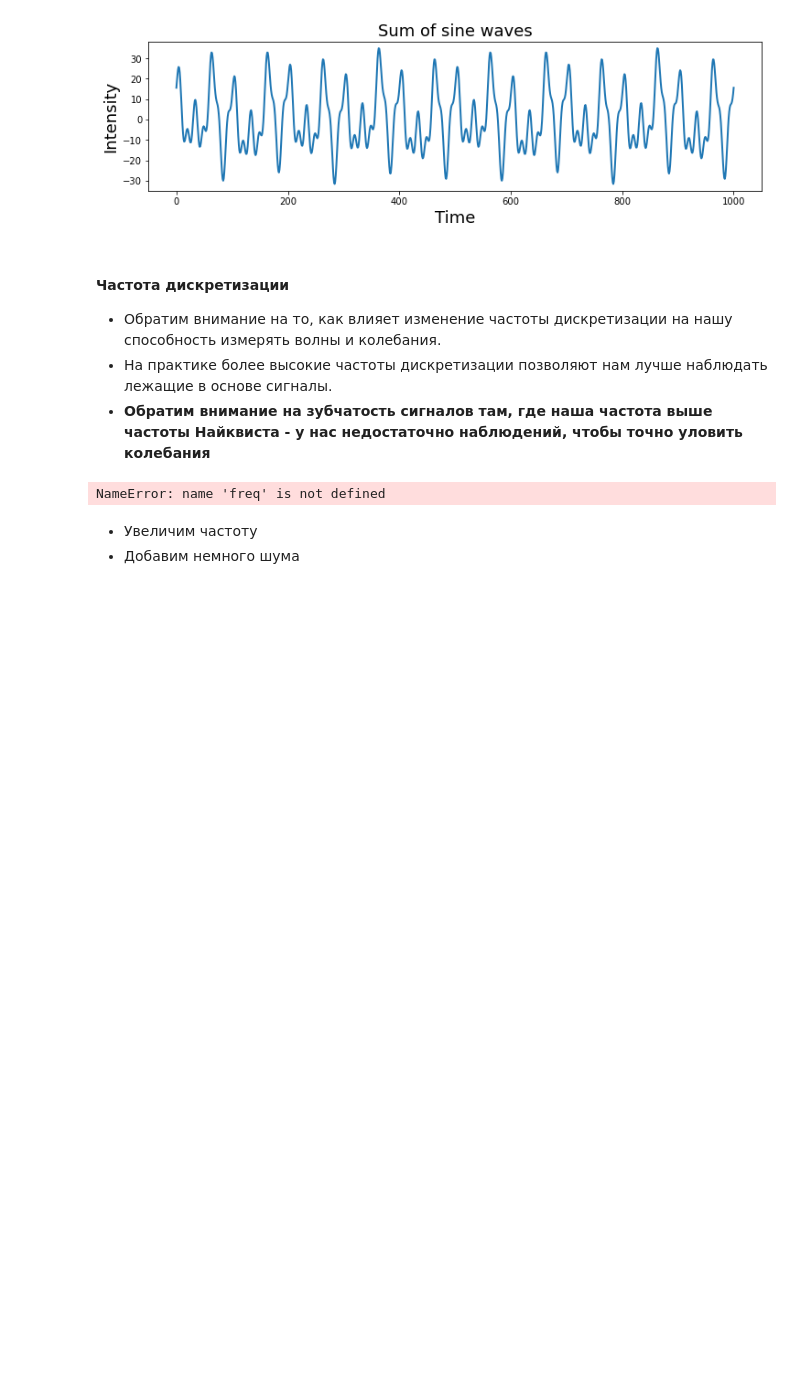
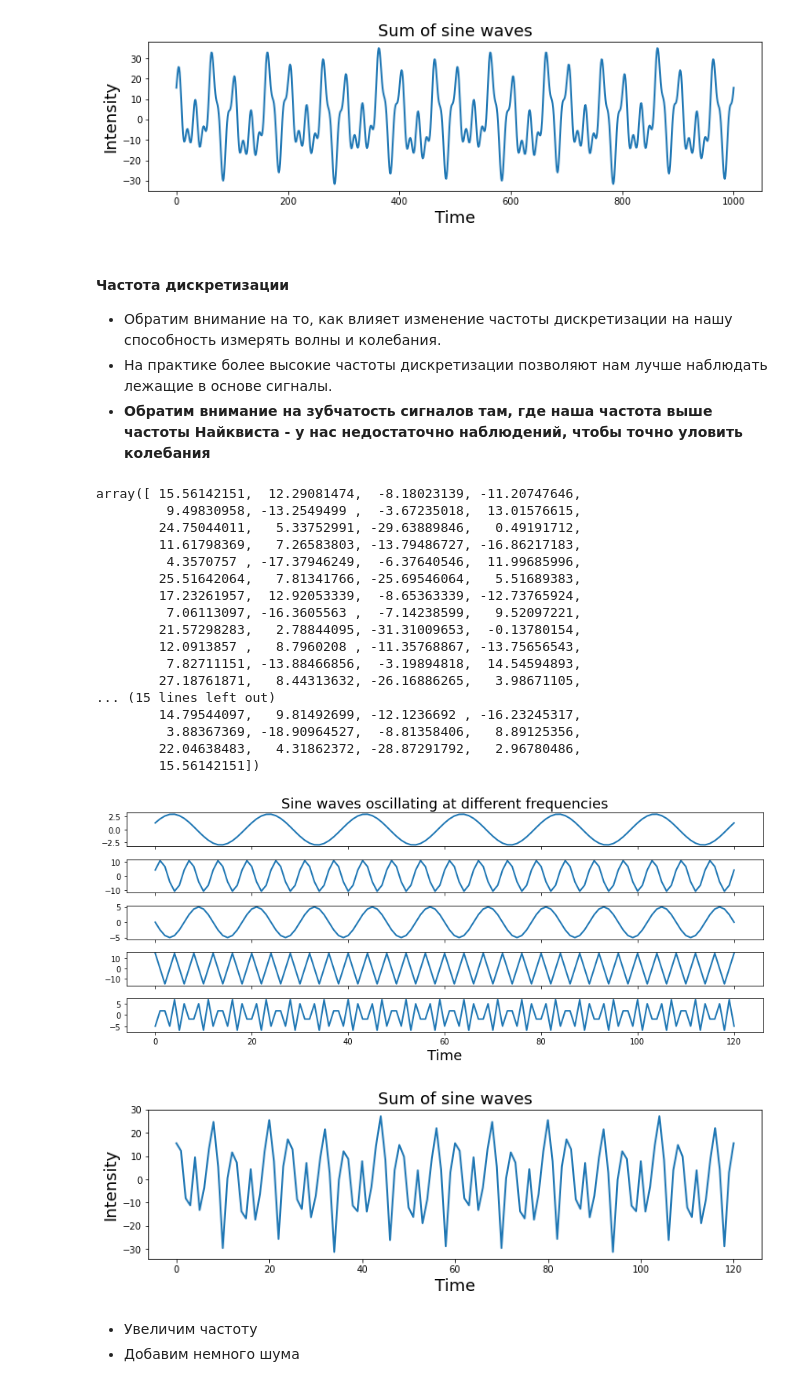
Before and after one commit to EtokonE/functional_connectivity, a Jupyter notebook: notebooks/0.Signal.ipynb, the cells around one changed output. Drawn from its saved outputs; the diff is of its cells as text; code cells hidden in the pictures; blank space fills up the shorter version.

```diff
--- a/notebooks/0.Signal.ipynb
+++ b/notebooks/0.Signal.ipynb
@@ -226,21 +219,39 @@ array([15.56142151, 18.90183548, 22.08491621, ..., 10.24864503,
 # %%
 # Изменяем частоту дискретизации
 waves_parameters['sampling_freq'] = 60
 
 # Рассчитываем волны с новым параметром
 sine_waves = create_waves(waves_parameters['sampling_freq'],
                           waves_parameters['amplitude'],
                           waves_parameters['freq'],
                           waves_parameters['phases'])
 
 # Рисуем все волны
-plot_waves(n_waves=len(freq), sine_waves_signal=sine_waves,
+plot_waves(n_waves=len(waves_parameters['freq']), sine_waves_signal=sine_waves,
           title="Sine waves oscillating at different frequencies")
 
 # Суммируем
 plot_sum_waves(sine_waves_signal=sine_waves)
 # %% [output]
-NameError: name 'freq' is not defined
+array([ 15.56142151,  12.29081474,  -8.18023139, -11.20747646,
+         9.49830958, -13.2549499 ,  -3.67235018,  13.01576615,
+        24.75044011,   5.33752991, -29.63889846,   0.49191712,
+        11.61798369,   7.26583803, -13.79486727, -16.86217183,
+         4.3570757 , -17.37946249,  -6.37640546,  11.99685996,
+        25.51642064,   7.81341766, -25.69546064,   5.51689383,
+        17.23261957,  12.92053339,  -8.65363339, -12.73765924,
+         7.06113097, -16.3605563 ,  -7.14238599,   9.52097221,
+        21.57298283,   2.78844095, -31.31009653,  -0.13780154,
+        12.0913857 ,   8.7960208 , -11.35768867, -13.75656543,
+         7.82711151, -13.88466856,  -3.19894818,  14.54594893,
+        27.18761871,   8.44313632, -26.16886265,   3.98671105,
+... (15 lines left out)
+        14.79544097,   9.81492699, -12.1236692 , -16.23245317,
+         3.88367369, -18.90964527,  -8.81358406,   8.89125356,
+        22.04638483,   4.31862372, -28.87291792,   2.96780486,
+        15.56142151])
+[figure, added]
+[figure, added]
 # %% [markdown]
 - Увеличим частоту
 - Добавим немного шума
```
Also changed, not shown: parts of 10 cells of this notebook.
